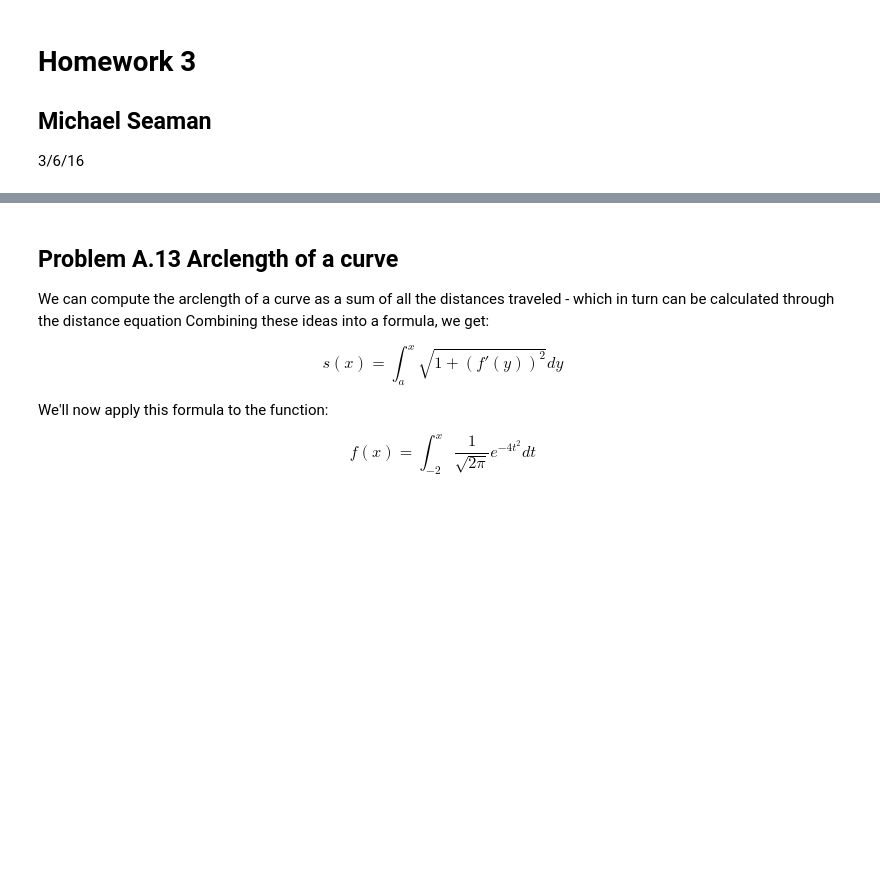
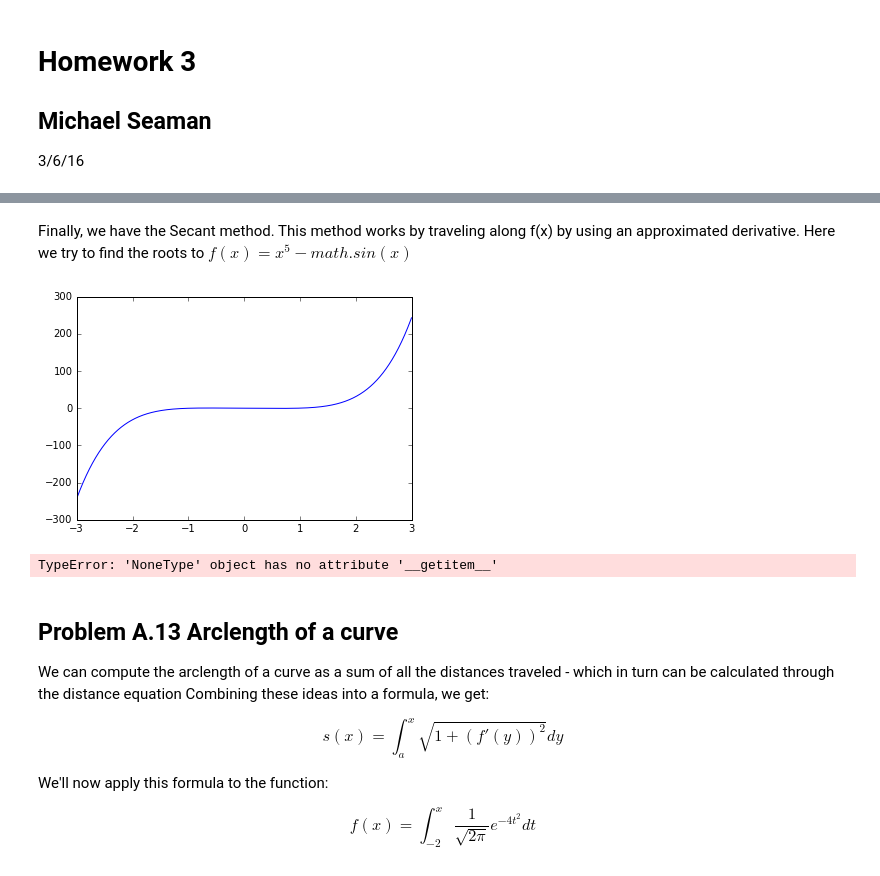
Before and after one commit to chapman-phys227-2016s/hw-3-seama107, a Jupyter notebook: HW3.ipynb, the cells around one changed output, grey strips where cells are left out. Drawn from its saved outputs; the diff is of its cells as text; code cells hidden in the pictures; blank space fills up the shorter version.

```diff
--- a/HW3.ipynb
+++ b/HW3.ipynb
@@ -20,2 +78,19 @@ blt.output_notebook()
+# %% [markdown]
+Finally, we have the Secant method. This method works by traveling along f(x) by using an approximated derivative. Here we try to find the roots to $f(x) = x^5 - math.sin(x)$
+# %%
+def f_3(x):
+    return x**5 - math.sin(x)
+
+
+f_3_vectorized = np.vectorize(f_3)
+yList = f_3_vectorized(xList)
+plt.plot(xList, yList)
+plt.show()
+
+Secant_root = p2.Bisection(f_2, -3, -2)
+print "Root found at f({}) = {} in {} iterations".format(Secant_root[0], Secant_root[2], Secant_root[1])
+# %% [output]
+[figure, added]
+TypeError: 'NoneType' object has no attribute '__getitem__'
 # %% [markdown]
 ## Problem A.13 Arclength of a curve
```
Also changed, not shown: parts of 9 cells of this notebook, 1 other file.
